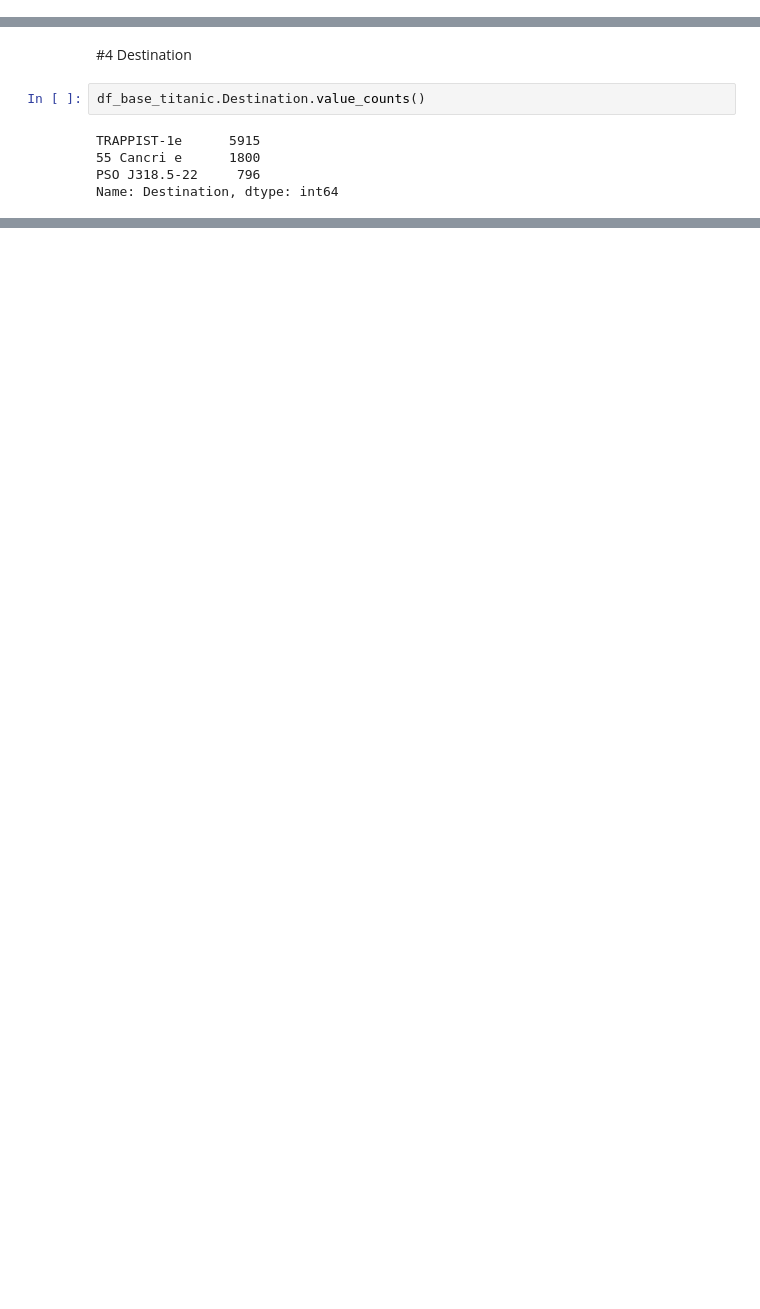
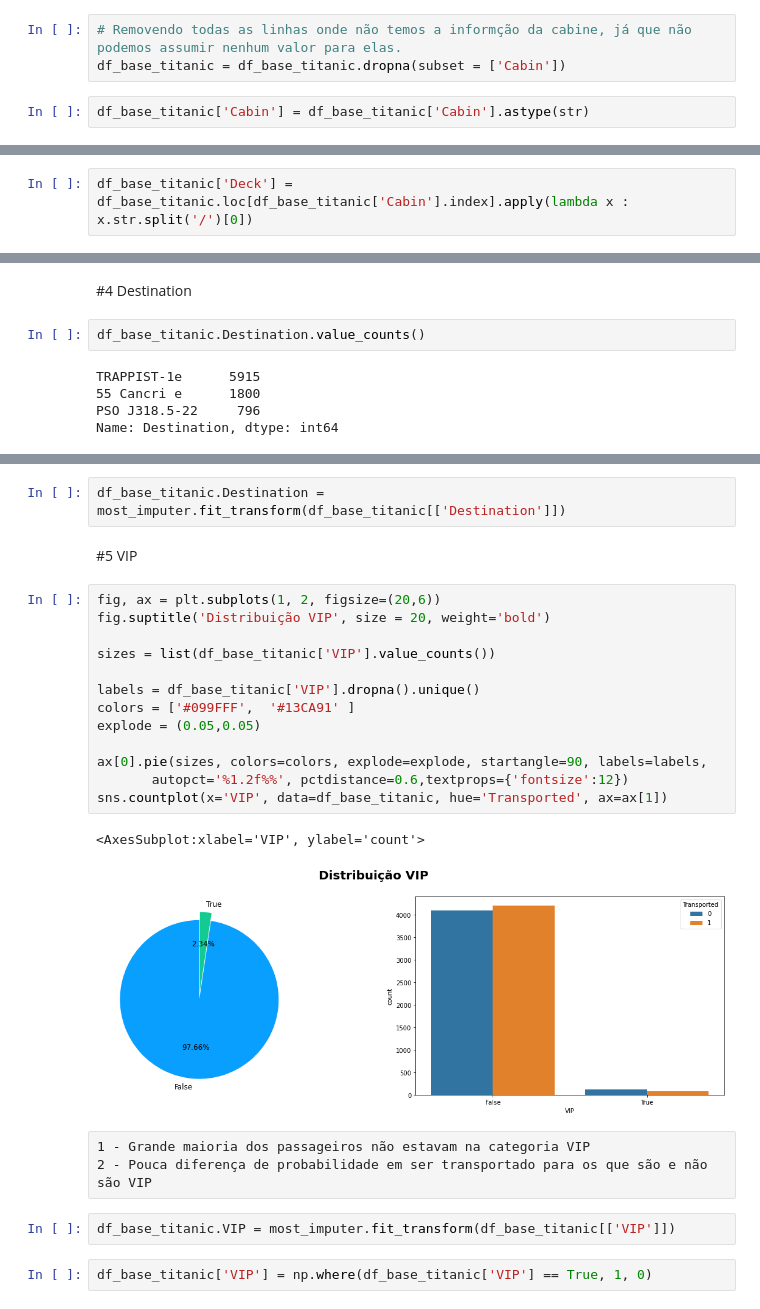
Before and after one commit to vitorbronde/Kaggle.New_Titanic, a Jupyter notebook: New_Titanic.ipynb, the cells around one changed output, grey strips where cells are left out. Drawn from its saved outputs; the diff is of its cells as text; blank space fills up the shorter version.

```diff
--- a/New_Titanic.ipynb
+++ b/New_Titanic.ipynb
@@ -171,0 +182,5 @@ df_base_titanic.CryoSleep = most_imputer.fit_transform(df_base_titanic[['CryoSle
+# %%
+# Removendo todas as linhas onde não temos a informção da cabine, já que não podemos assumir nenhum valor para elas.
+df_base_titanic = df_base_titanic.dropna(subset = ['Cabin'])
+# %%
+df_base_titanic['Cabin'] = df_base_titanic['Cabin'].astype(str)
@@ -171,0 +195,2 @@ df_base_titanic.CryoSleep = most_imputer.fit_transform(df_base_titanic[['CryoSle
+# %%
+df_base_titanic['Deck'] = df_base_titanic.loc[df_base_titanic['Cabin'].index].apply(lambda x : x.str.split('/')[0])
@@ -211,0 +242,27 @@ sns.countplot(x='Destination', data=df_base_titanic, hue='Transported', ax=ax[1]
+# %%
+df_base_titanic.Destination = most_imputer.fit_transform(df_base_titanic[['Destination']])
+# %% [markdown]
+#5 VIP
+# %%
+fig, ax = plt.subplots(1, 2, figsize=(20,6))
+fig.suptitle('Distribuição VIP', size = 20, weight='bold')
+
+sizes = list(df_base_titanic['VIP'].value_counts())
+
+labels = df_base_titanic['VIP'].dropna().unique()
+colors = ['#099FFF',  '#13CA91' ]
+explode = (0.05,0.05)
+
+ax[0].pie(sizes, colors=colors, explode=explode, startangle=90, labels=labels,
+       autopct='%1.2f%%', pctdistance=0.6,textprops={'fontsize':12})
+sns.countplot(x='VIP', data=df_base_titanic, hue='Transported', ax=ax[1])
+# %% [output]
+<AxesSubplot:xlabel='VIP', ylabel='count'>
+[figure, added]
+# %% [raw]
+1 - Grande maioria dos passageiros não estavam na categoria VIP
+2 - Pouca diferença de probabilidade em ser transportado para os que são e não são VIP
+# %%
+df_base_titanic.VIP = most_imputer.fit_transform(df_base_titanic[['VIP']])
+# %%
+df_base_titanic['VIP'] = np.where(df_base_titanic['VIP'] == True, 1, 0)
```
Also changed, not shown: parts of 13 cells of this notebook.
